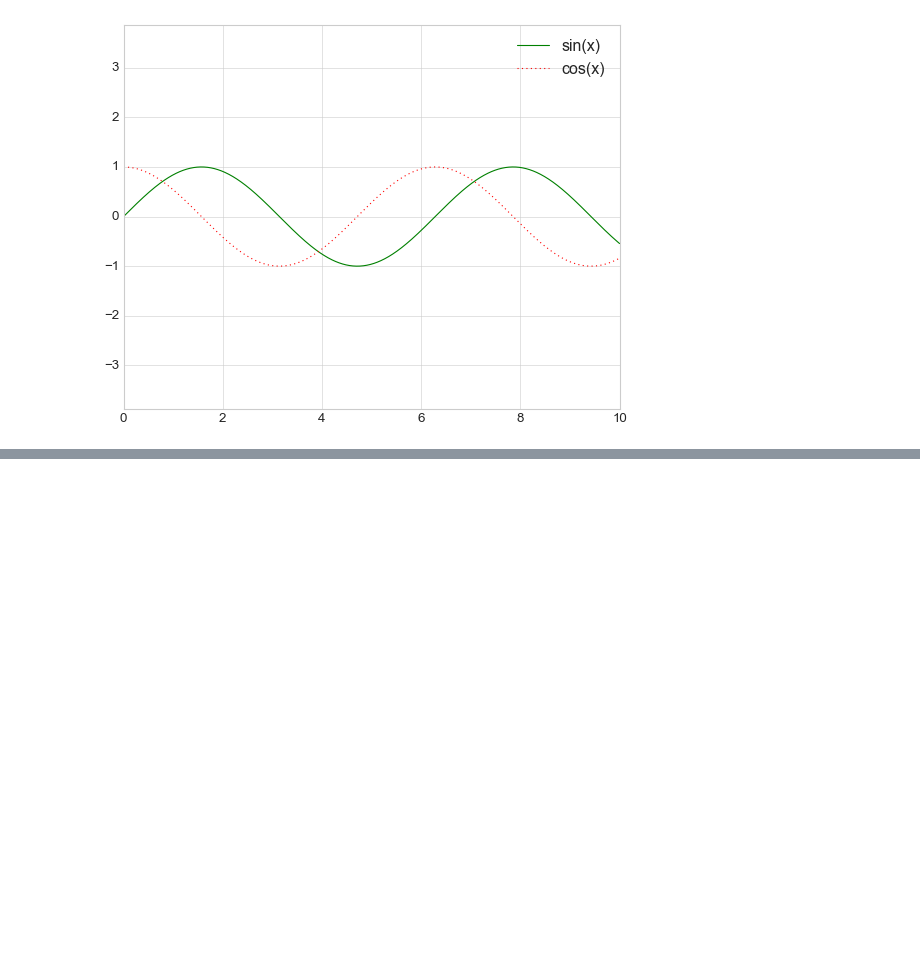
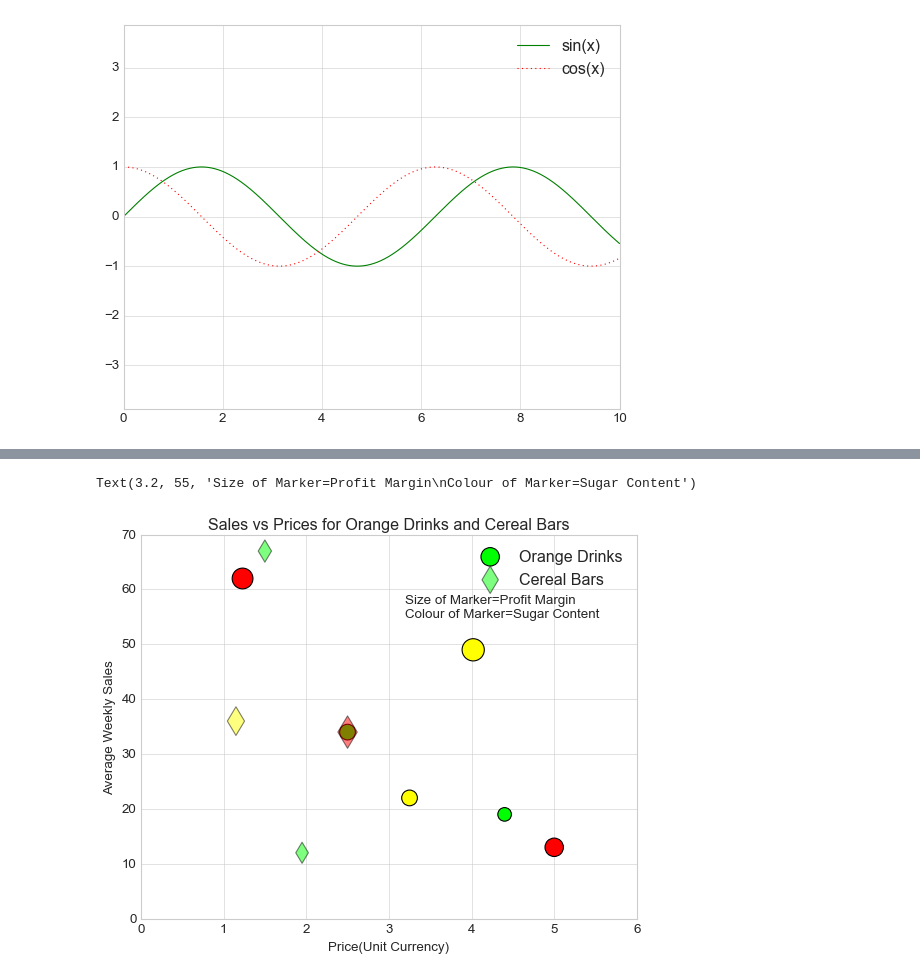
Before and after one commit to MbuviM/Data-Visualization-Learning-Projects, a Jupyter notebook: Matplotlib.ipynb, the cells around one changed output, grey strips where cells are left out. Saved outputs shown, nothing was run; the diff lists cells and outputs as text; code cells hidden in the pictures; blank space fills up the shorter version.

```diff
--- a/Matplotlib.ipynb
+++ b/Matplotlib.ipynb
@@ -144,0 +177,22 @@ plt.legend()
+# %%
+# Customizing the shape of the Markers
+low = (0, 1, 0) # Green
+medium = (1, 1, 0) # Yellow
+high = (1, 0, 0) # Red
+
+sugar_content = [low, high, medium, medium, high, low]
+plt.scatter(x=price, y=sales_per_day, s=profit_margin * 10, c=sugar_content)
+
+price_cereal = np.asarray([1.50, 2.50, 1.15, 1.95])
+sales_per_day_cereal = np.asarray([67, 34, 36, 12])
+profit_margin_cereal = np.asarray([20, 42.5, 33.3, 18])
+sugar_content_cereal = [low, high, medium, low]
+plt.scatter(x=price_cereal, y=sales_per_day_cereal, s=profit_margin_cereal * 10, c=sugar_content_cereal, marker='d', alpha=0.5)
+plt.title('Sales vs Prices for Orange Drinks and Cereal Bars')
+plt.legend(['Orange Drinks', 'Cereal Bars'])
+plt.xlabel('Price(Unit Currency)')
+plt.ylabel('Average Weekly Sales')
+plt.text(3.2, 55, 'Size of Marker=Profit Margin\n' 'Colour of Marker=Sugar Content')
+# %% [output]
+Text(3.2, 55, 'Size of Marker=Profit Margin\nColour of Marker=Sugar Content')
+[figure, added]
```
Also changed, not shown: parts of 6 cells of this notebook.
